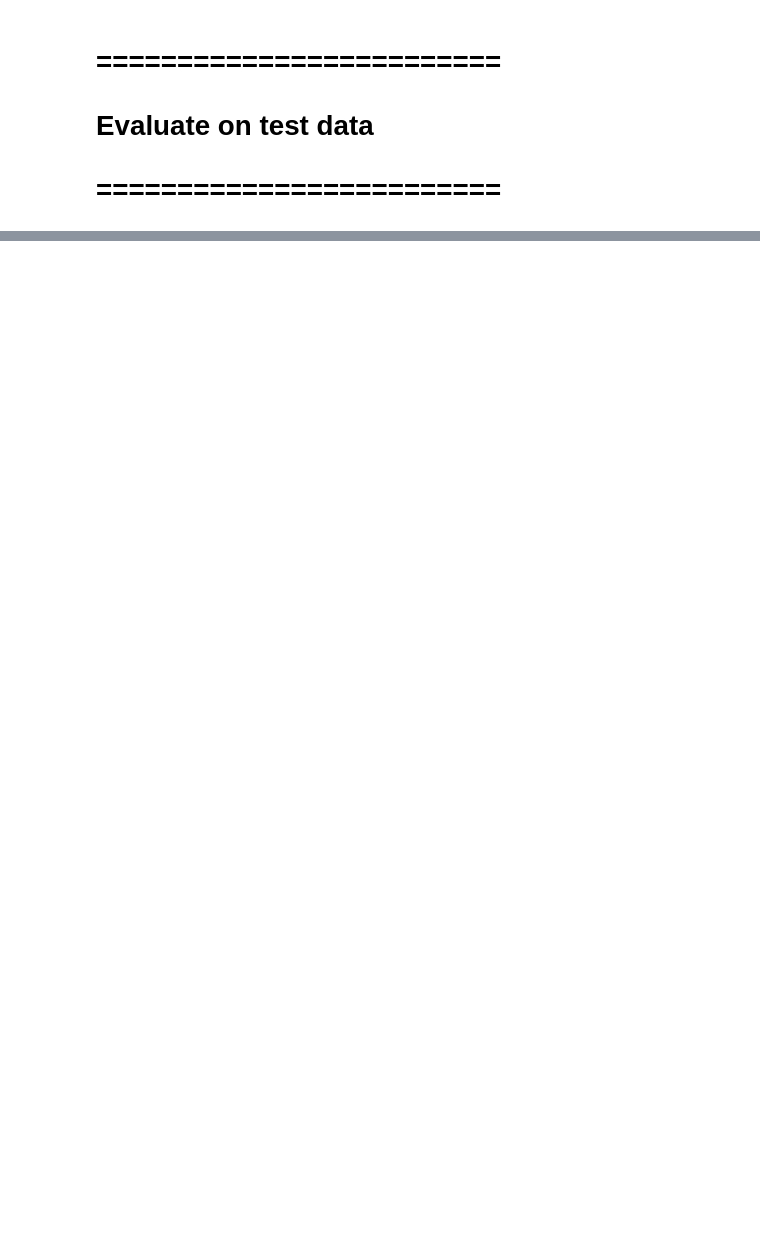
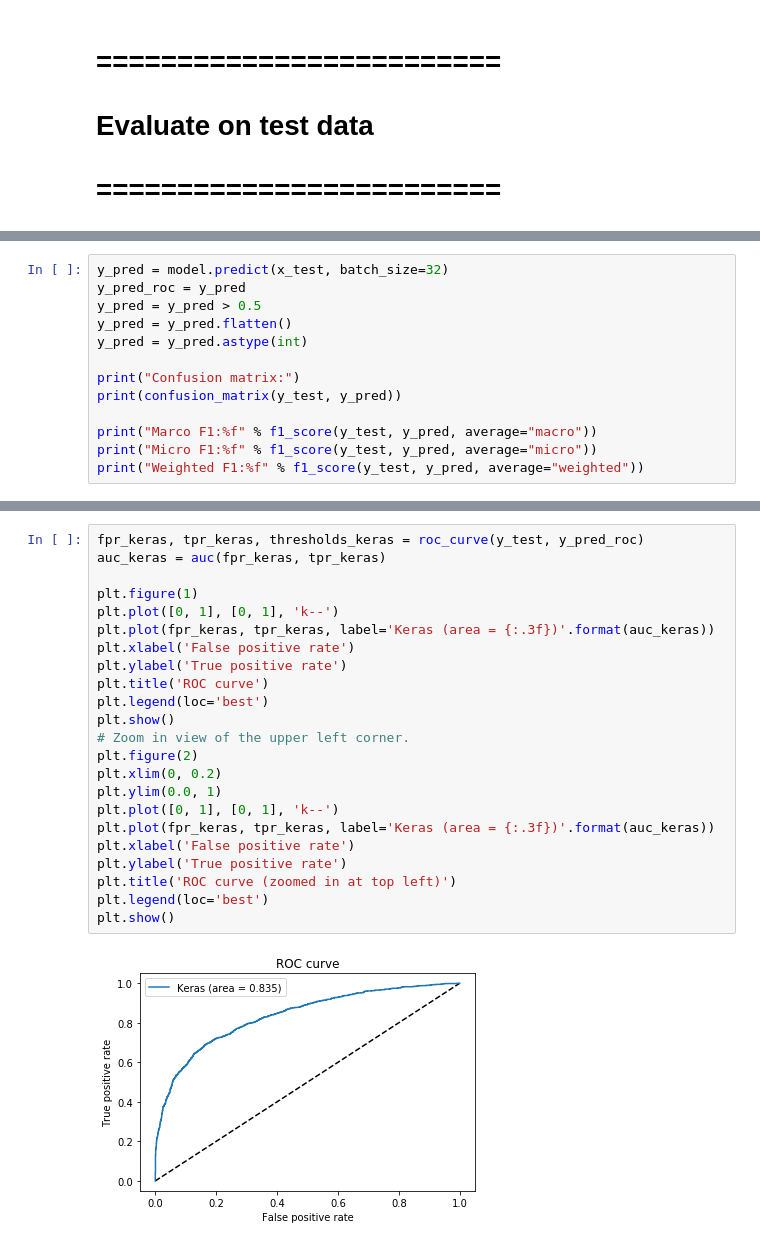
Before and after one commit to opt-out-tools/model-online-misogyny, a Jupyter notebook: notebooks/01-mp-fully_connected_pretrained_word_embeddings_twitter200.ipynb, the cells around one changed output, grey strips where cells are left out. Saved outputs shown, nothing was run; the diff lists cells and outputs as text; blank space fills up the shorter version.

```diff
--- a/notebooks/01-mp-fully_connected_pretrained_word_embeddings_twitter200.ipynb
+++ b/notebooks/01-mp-fully_connected_pretrained_word_embeddings_twitter200.ipynb
@@ -191,0 +246,13 @@ model.evaluate(x_test, y_test)[1:]
+# %%
+y_pred = model.predict(x_test, batch_size=32)
+y_pred_roc = y_pred
+y_pred = y_pred > 0.5
+y_pred = y_pred.flatten()
+y_pred = y_pred.astype(int)
+
+print("Confusion matrix:")
+print(confusion_matrix(y_test, y_pred))
+
+print("Marco F1:%f" % f1_score(y_test, y_pred, average="macro"))
+print("Micro F1:%f" % f1_score(y_test, y_pred, average="micro"))
+print("Weighted F1:%f" % f1_score(y_test, y_pred, average="weighted"))
@@ -191,0 +270,25 @@ model.evaluate(x_test, y_test)[1:]
+# %%
+fpr_keras, tpr_keras, thresholds_keras = roc_curve(y_test, y_pred_roc)
+auc_keras = auc(fpr_keras, tpr_keras)
+
+plt.figure(1)
+plt.plot([0, 1], [0, 1], 'k--')
+plt.plot(fpr_keras, tpr_keras, label='Keras (area = {:.3f})'.format(auc_keras))
+plt.xlabel('False positive rate')
+plt.ylabel('True positive rate')
+plt.title('ROC curve')
+plt.legend(loc='best')
+plt.show()
+# Zoom in view of the upper left corner.
+plt.figure(2)
+plt.xlim(0, 0.2)
+plt.ylim(0.0, 1)
+plt.plot([0, 1], [0, 1], 'k--')
+plt.plot(fpr_keras, tpr_keras, label='Keras (area = {:.3f})'.format(auc_keras))
+plt.xlabel('False positive rate')
+plt.ylabel('True positive rate')
+plt.title('ROC curve (zoomed in at top left)')
+plt.legend(loc='best')
+plt.show()
+# %% [output]
+[figure, added]
```
Also changed, not shown: parts of 17 cells of this notebook, 3 other files.
